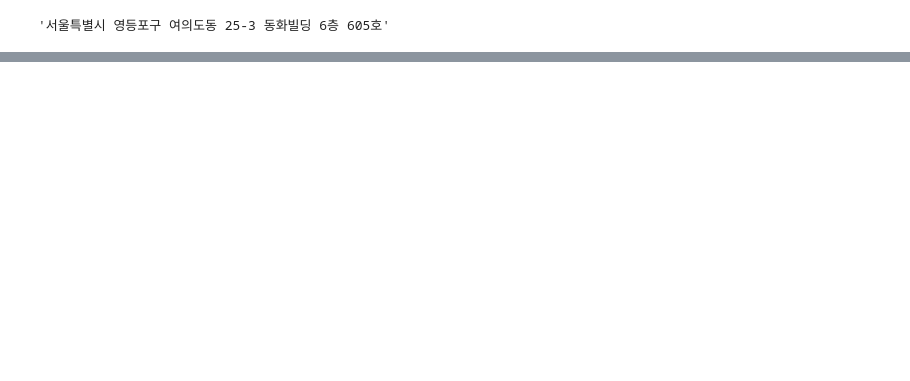
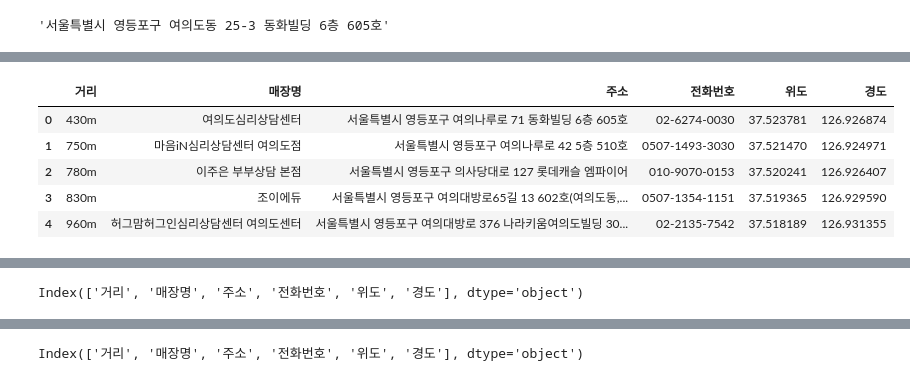
Before and after one commit to bong9C/2nd-project, a Jupyter notebook: get_market_info1.ipynb, the cells around one changed output, grey strips where cells are left out. Saved outputs shown, nothing was run; the diff lists cells and outputs as text; code cells hidden in the pictures; blank space fills up the shorter version.

```diff
--- a/get_market_info1.ipynb
+++ b/get_market_info1.ipynb
@@ -270,7 +268,20 @@ df
+# %%
+df.head()
+# %% [output]
+|  | 거리 | 매장명 | 주소 | 전화번호 | 위도 | 경도 |
+| 0 | 430m | 여의도심리상담센터 | 서울특별시 영등포구 여의나루로 71 동화빌딩 6층 605호 | 02-6274-0030 | 37.523781 | 126.926874 |
+| 1 | 750m | 마음iN심리상담센터 여의도점 | 서울특별시 영등포구 여의나루로 42 5층 510호 | 0507-1493-3030 | 37.521470 | 126.924971 |
+| 2 | 780m | 이주은 부부상담 본점 | 서울특별시 영등포구 의사당대로 127 롯데캐슬 엠파이어 | 010-9070-0153 | 37.520241 | 126.926407 |
+| 3 | 830m | 조이에듀 | 서울특별시 영등포구 여의대방로65길 13 602호(여의도동,... | 0507-1354-1151 | 37.519365 | 126.929590 |
+| 4 | 960m | 허그맘허그인심리상담센터 여의도센터 | 서울특별시 영등포구 여의대방로 376 나라키움여의도빌딩 30... | 02-2135-7542 | 37.518189 | 126.931355 |
 # %%
 import folium
 map = folium.Map([df.위도.mean(), df.경도.mean()], zoom_start=13)
 map
 # %% [output]
 [interactive output not drawn]
+# %%
+df.columns
+# %% [output]
+Index(['거리', '매장명', '주소', '전화번호', '위도', '경도'], dtype='object')
 # %%
@@ -291,6 +302,10 @@ def map_by_dong(df, dong):
     map.save('dong.html')
 
     map
+# %%
+df.columns
+# %% [output]
+Index(['거리', '매장명', '주소', '전화번호', '위도', '경도'], dtype='object')
 # %%
 import folium
 import pandas as pd
```
Also changed, not shown: parts of 11 cells of this notebook, 2 other files.
